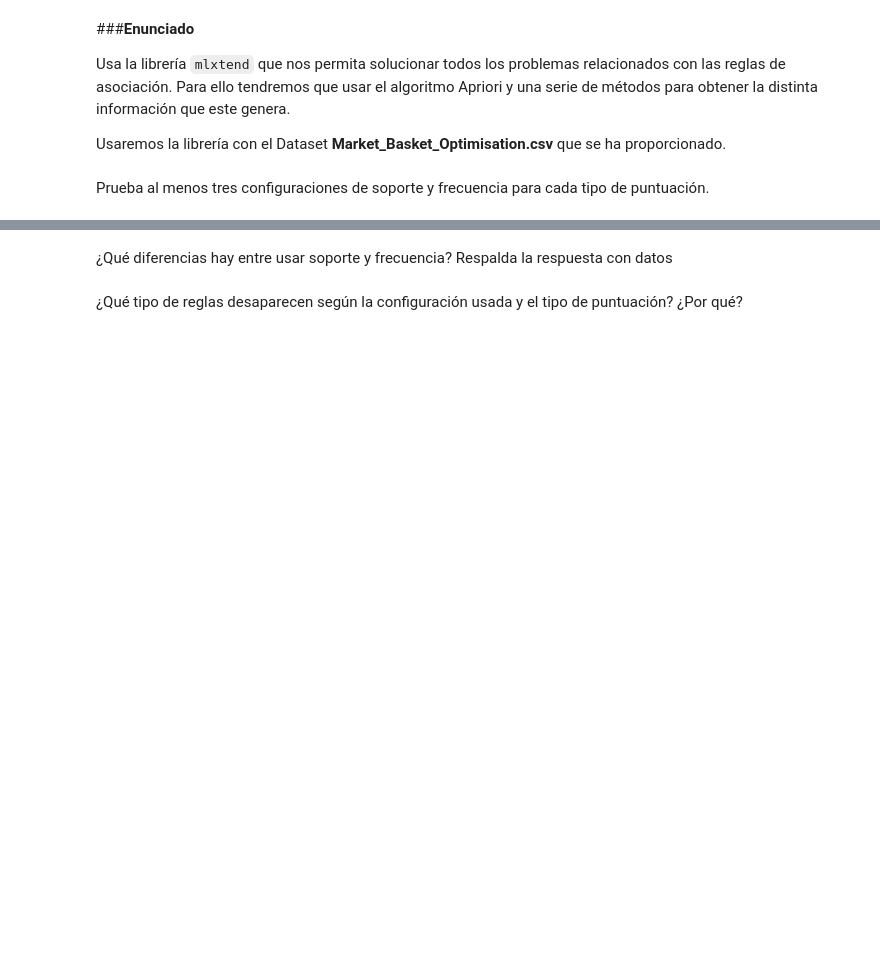
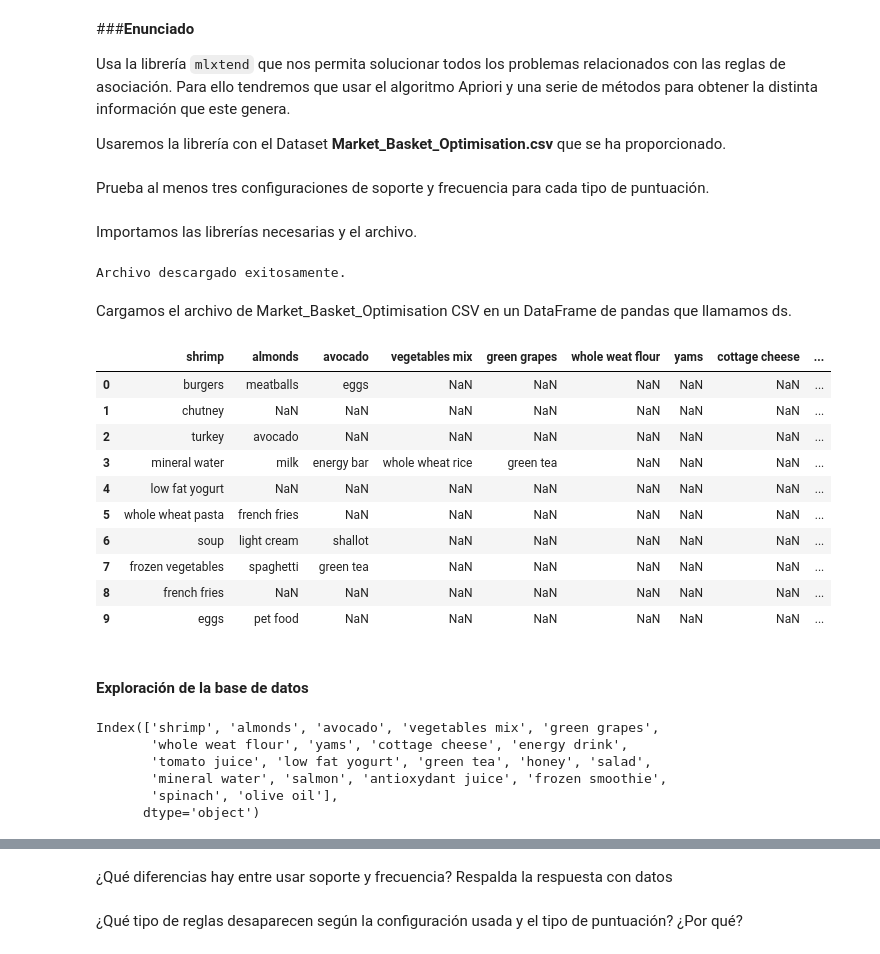
Before and after one commit to CeliaDiazSanchez/Data-Mining, a Jupyter notebook: LAB02.ipynb, the cells around one changed output, grey strips where cells are left out. Saved outputs shown, nothing was run; the diff lists cells and outputs as text; code cells hidden in the pictures; blank space fills up the shorter version.

```diff
--- a/LAB02.ipynb
+++ b/LAB02.ipynb
@@ -17,3 +17,56 @@ información que este genera.
 Usaremos la librería con el Dataset **Market_Basket_Optimisation.csv** que se ha proporcionado.
 # %% [markdown]
 Prueba al menos tres configuraciones de soporte y frecuencia para cada tipo de puntuación.
+# %% [markdown]
+Importamos las librerías necesarias y el archivo.
+# %%
+import requests
+import pandas as pd
+
+# URL del archivo CSV en GitHub
+url = "https://raw.githubusercontent.com/CeliaDiazSanchez/Data-Mining/LAB02/Market_Basket_Optimisation.csv"
+nombre = 'Market_Basket_Optimisation.csv'
+
+
+# Realizar la solicitud GET para obtener el contenido del archivo
+response = requests.get(url)
+
+# Verificar si la solicitud fue exitosa (código de estado 200)
+if response.status_code == 200:
+     # Guardar el contenido del archivo en un archivo local
+    with open(nombre, 'wb') as f:
+        f.write(response.content)
+    print("Archivo descargado exitosamente.")
+else:
+    print("Error al descargar el archivo.")
+# %% [output]
+Archivo descargado exitosamente.
+# %% [markdown]
+Cargamos el archivo de Market_Basket_Optimisation CSV en un DataFrame de pandas que llamamos ds.
+# %%
+ds = pd.read_csv('Market_Basket_Optimisation.csv')
+# Mostramos las 3 primeras entradas del dataset
+ds.head(10)
+# %% [output]
+|  | shrimp | almonds | avocado | vegetables mix | green grapes | whole weat flour | yams | cottage cheese | ... |
+| 0 | burgers | meatballs | eggs | NaN | NaN | NaN | NaN | NaN | ... |
+| 1 | chutney | NaN | NaN | NaN | NaN | NaN | NaN | NaN | ... |
+| 2 | turkey | avocado | NaN | NaN | NaN | NaN | NaN | NaN | ... |
+| 3 | mineral water | milk | energy bar | whole wheat rice | green tea | NaN | NaN | NaN | ... |
+| 4 | low fat yogurt | NaN | NaN | NaN | NaN | NaN | NaN | NaN | ... |
+| 5 | whole wheat pasta | french fries | NaN | NaN | NaN | NaN | NaN | NaN | ... |
+| 6 | soup | light cream | shallot | NaN | NaN | NaN | NaN | NaN | ... |
+| 7 | frozen vegetables | spaghetti | green tea | NaN | NaN | NaN | NaN | NaN | ... |
+| 8 | french fries | NaN | NaN | NaN | NaN | NaN | NaN | NaN | ... |
+| 9 | eggs | pet food | NaN | NaN | NaN | NaN | NaN | NaN | ... |
+# %% [markdown]
+#### Exploración de la base de datos
+# %%
+ds.columns
+# %% [output]
+Index(['shrimp', 'almonds', 'avocado', 'vegetables mix', 'green grapes',
+       'whole weat flour', 'yams', 'cottage cheese', 'energy drink',
+       'tomato juice', 'low fat yogurt', 'green tea', 'honey', 'salad',
+       'mineral water', 'salmon', 'antioxydant juice', 'frozen smoothie',
+       'spinach', 'olive oil'],
+      dtype='object')
```
Also changed, not shown: parts of 8 cells of this notebook.
